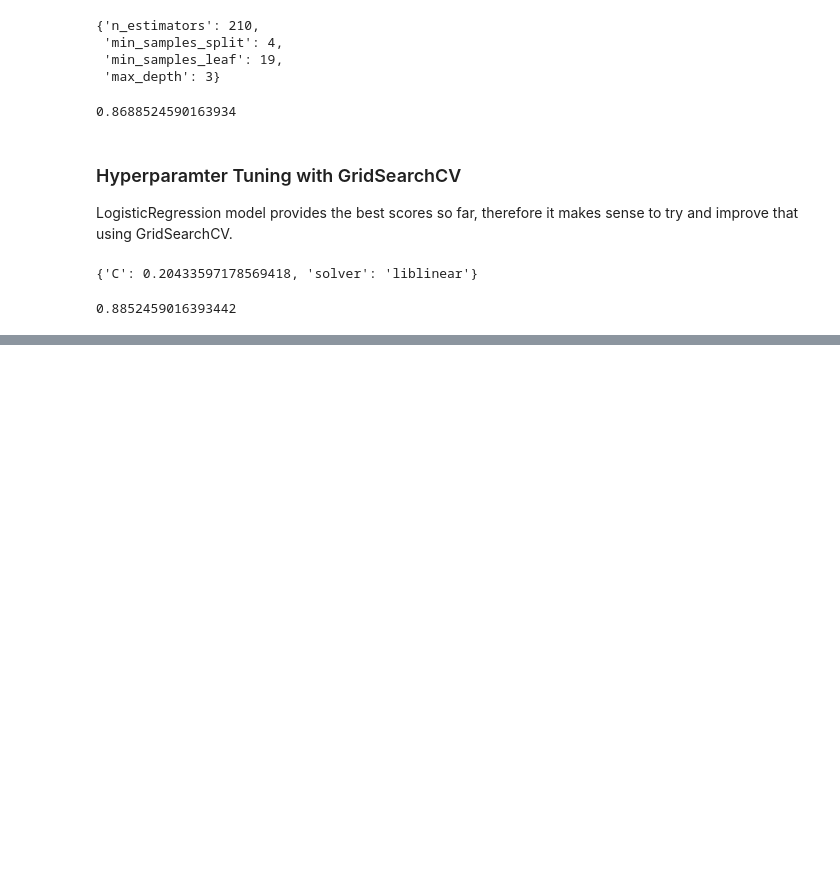
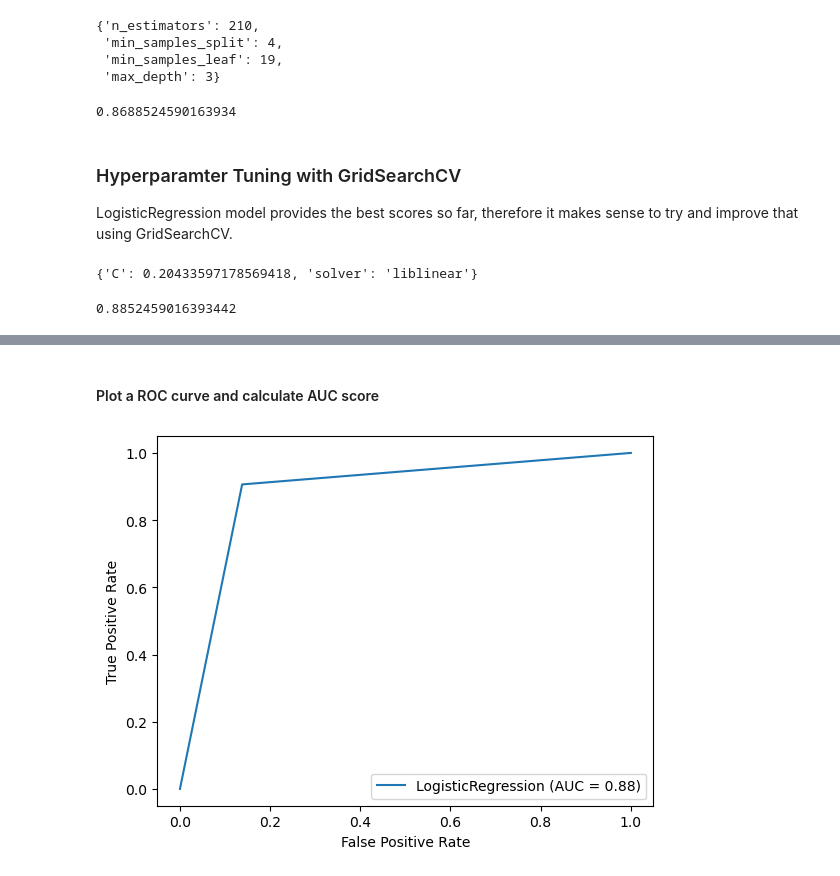
Before and after one commit to mlnbk/heart_disease, a Jupyter notebook: heart-disease-classification.ipynb, the cells around one changed output, grey strips where cells are left out. Drawn from its saved outputs; the diff is of its cells as text; code cells hidden in the pictures; blank space fills up the shorter version.

```diff
--- a/heart-disease-classification.ipynb
+++ b/heart-disease-classification.ipynb
@@ -98,6 +98,8 @@ import seaborn as sns
 # Show plots inside the notebook
 %matplotlib inline
 
+plt.style.use('seaborn')
+
 # Models from Scikit-Learn
 from sklearn.linear_model import LogisticRegression
 from sklearn.neighbors import KNeighborsClassifier
@@ -582,0 +594,15 @@ gs_log_reg.score(X_test, y_test)
+# %%
+# Make predictions
+y_preds = gs_log_reg.predict(X_test)
+# %% [markdown]
+#### Plot a ROC curve and calculate AUC score
+# %%
+fpr, tpr, thresholds = roc_curve(y_test, y_preds)
+roc_auc = auc(fpr, tpr)
+display = RocCurveDisplay(fpr=fpr,
+                          tpr=tpr,
+                          roc_auc=roc_auc,
+                          estimator_name='LogisticRegression')
+display.plot();
+# %% [output]
+[figure, added]
```
Also changed, not shown: parts of 18 cells of this notebook.
